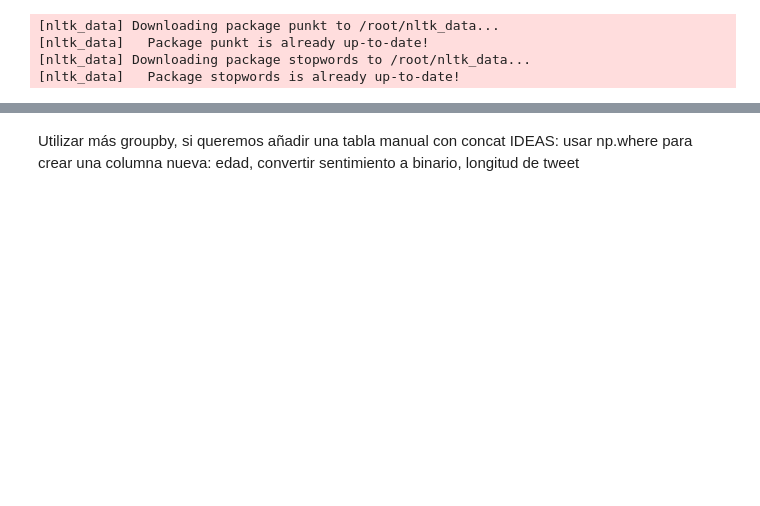
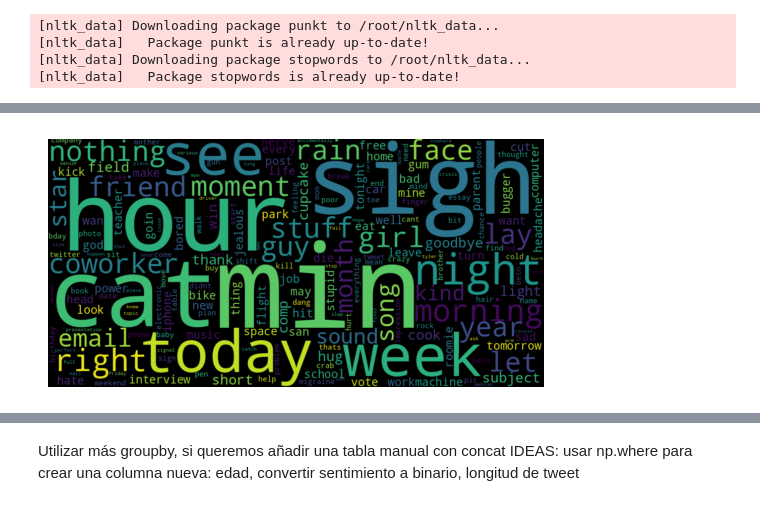
Before and after one commit to rmarvel23/TwitterProject, a Jupyter notebook: Borrador.ipynb, the cells around one changed output, grey strips where cells are left out. Cells and saved outputs as stored; diff of their text form; code cells hidden in the pictures; blank space fills up the shorter version.

```diff
--- a/Borrador.ipynb
+++ b/Borrador.ipynb
@@ -1552,35 +1561,37 @@ def tokenize_text(text):
 
 def tokenize_text_negative(dataset):
      try:
-        negative_tweets = dataset[dataset['sentiment'] == 'negative']
-        negative_tweets['tokens'] = negative_tweets['text'].apply(tokenize_text)
+        negative_tweets = dataset.loc[dataset['sentiment'] == 'negative']
+        negative_tweets.loc['text'] = negative_tweets['text'].astype(str)
+        negative_tweets.loc['tokens'] = negative_tweets['text'].apply(tokenize_text)
         negative_words = [word for tokens in negative_tweets['tokens'] for word in tokens]
         bag_of_words = Counter(negative_words)
         return bag_of_words
      except Exception as e:
-        print(f"Error creating bag of words: {e}")
+        raise TokenizeError(f"Error creating bag of words for negative tweets: {e}")
 
 def tokenize_text_positive(dataset):
      try:
-        positive_tweets = dataset[dataset['sentiment'] == 'positive']
-        positive_tweets['text'] = positive_tweets['text'].astype(str)
-        positive_tweets['tokens'] = positive_tweets['text'].apply(tokenize_text)
+        positive_tweets = dataset.loc[dataset['sentiment'] == 'positive']
+        positive_tweets.loc['text'] = positive_tweets['text'].astype(str)
+        positive_tweets.loc['tokens'] = positive_tweets['text'].apply(tokenize_text)
         positive_words = [word for tokens in positive_tweets['tokens'] for word in tokens]
         bag_of_words = Counter(positive_words)
         return bag_of_words
      except Exception as e:
-        print(f"Error creating bag of words: {e}")
+        raise TokenizeError(f"Error creating bag of words for positive tweets: {e}")
+
 
 def tokenize_text_neutral(dataset):
     try:
-        neutral_tweets = dataset[dataset['sentiment'] == 'neutral']
-        neutral_tweets['text'] = neutral_tweets['text'].astype(str)
-        neutral_tweets['tokens'] = neutral_tweets['text'].apply(tokenize_text)
+        neutral_tweets = dataset.loc[dataset['sentiment'] == 'neutral']
+        neutral_tweets.loc['text'] = neutral_tweets['text'].astype(str)
+        neutral_tweets.loc['tokens'] = neutral_tweets['text'].apply(tokenize_text)
         neutral_words = [word for tokens in neutral_tweets['tokens'] for word in tokens]
         bag_of_words = Counter(neutral_words)
         return bag_of_words
     except Exception as e:
-        print(f"Error creating bag of words: {e}")
+        raise TokenizeError(f"Error creating bag of words for neutral tweets: {e}")
 # %% [output]
 [nltk_data] Downloading package punkt to /root/nltk_data...
 [nltk_data]   Package punkt is already up-to-date!
@@ -1618,9 +1715,9 @@ def get_most_freq(bag_of_words):
 import matplotlib.pyplot as plt
 from wordcloud import WordCloud
 
-def get_wordcloud(bag_of_words):
-    bag_of_words_join = " ".join(bag_of_words)
-    wordcloud = WordCloud(width= 1000, height = 500, relative_scaling = 0.5).generate(bag_of_words_join)
-    plt.figure(figsize=(15,8))
-    plt.imshow(wordcloud)
+def get_wordcloud(words):
+    words_join = " ".join(words)
+    wordcloud = WordCloud(width= 1000, height = 500, relative_scaling = 0.5).generate(words_join)
+    plt.imshow(wordcloud, interpolation='bilinear')
+    plt.axis('off')
     plt.show()
@@ -1626,0 +1730,2 @@ def get_wordcloud(bag_of_words):
+# %%
+negwords = tokenize_text_negative(df)
@@ -1626,0 +1738,2 @@ def get_wordcloud(bag_of_words):
+# %%
+cleaned_neg = words_filtered(negwords)
@@ -1626,0 +1753,4 @@ def get_wordcloud(bag_of_words):
+# %%
+get_wordcloud(cleaned_neg)
+# %% [output]
+[figure, added]
```
Also changed, not shown: parts of 53 cells of this notebook.
